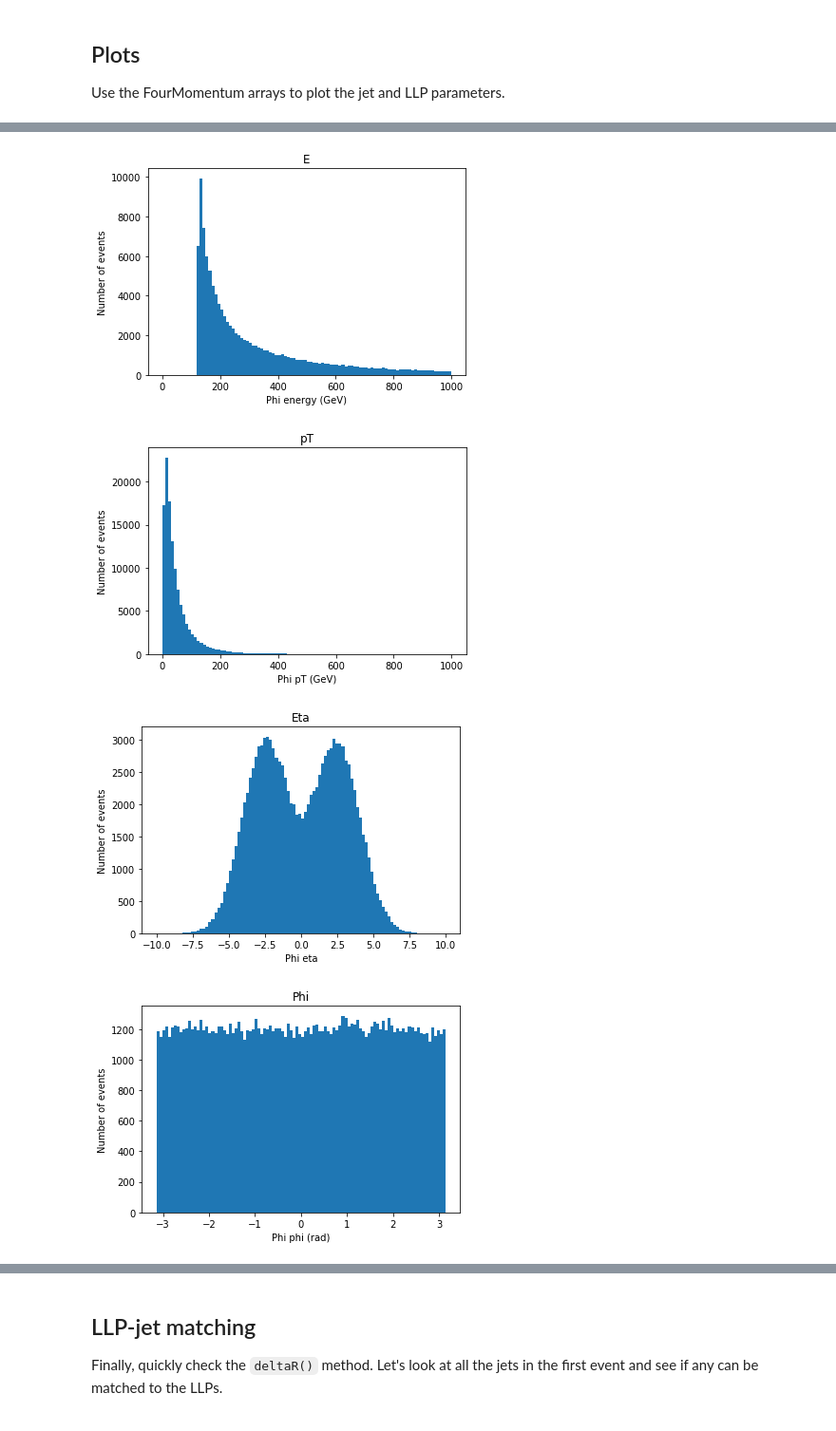
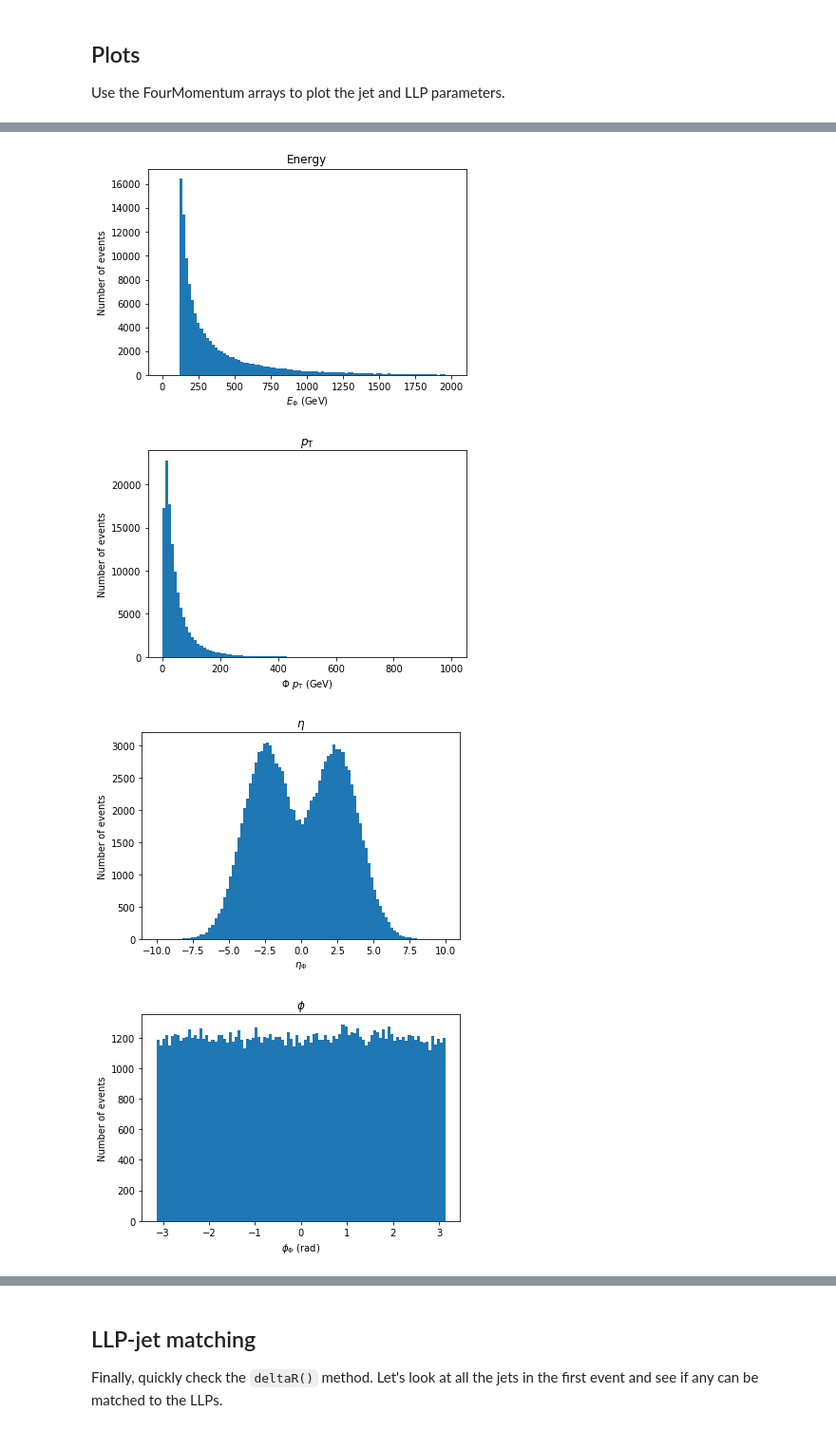
Before and after one commit to masonproffitt/BDTTrainingAnalysisLanguage, a Jupyter notebook: examples/p4_test.ipynb, the cells around one changed output, grey strips where cells are left out. Shown at 95% size. Drawn from its saved outputs; the diff is of its cells as text; code cells hidden in the pictures.

```diff
--- a/examples/p4_test.ipynb
+++ b/examples/p4_test.ipynb
@@ -315,37 +315,37 @@ We can verify the four-vector addition by summing the two LLPs in each event and
 # %%
 LLP_p4_sums = LLP_p4[:,0] + LLP_p4[:,1]
 # %%
-plt.hist(LLP_p4_sums.E() / 1000, 100, (0,1000))
-plt.title('E')
-plt.xlabel('Phi energy (GeV)')
+plt.hist(LLP_p4_sums.E() / 1000, 100, (0,2000))
+plt.title('Energy')
+plt.xlabel('$E_\\Phi$ (GeV)')
 plt.ylabel('Number of events')
 plt.show()
 
 plt.hist(LLP_p4_sums.pT() / 1000, 100, (0,1000))
-plt.title('pT')
-plt.xlabel('Phi pT (GeV)')
+plt.title('$p_\\mathrm{T}$')
+plt.xlabel('$\\Phi$ $p_\\mathrm{T}$ (GeV)')
 plt.ylabel('Number of events')
 plt.show()
 
 plt.hist(LLP_p4_sums.eta(), 100, (-10,10))
-plt.title('Eta')
-plt.xlabel('Phi eta')
+plt.title('$\eta$')
+plt.xlabel('$\\eta_\\Phi$')
 plt.ylabel('Number of events')
 plt.show()
 
 plt.hist(LLP_p4_sums.phi(), 100, (-pi,pi))
-plt.title('Phi')
-plt.xlabel('Phi phi (rad)')
+plt.title('$\\phi$')
+plt.xlabel('$\\phi_\\Phi$ (rad)')
 plt.ylabel('Number of events')
 plt.show()
 
 plt.hist(LLP_p4_sums.m() / 1000, 100, (124,126))
 plt.title('Mass')
-plt.xlabel('Phi mass (GeV)')
+plt.xlabel('$m_\\Phi$ (GeV)')
 plt.ylabel('Number of events')
 plt.show()
 # %% [output]
-[figure, old version]
+[figure, new version]
-[figure, old version]
+[figure, new version]
-[figure, old version]
+[figure, new version]
-[figure, old version]
+[figure, new version]
```
Also changed, not shown: parts of 5 cells of this notebook.
